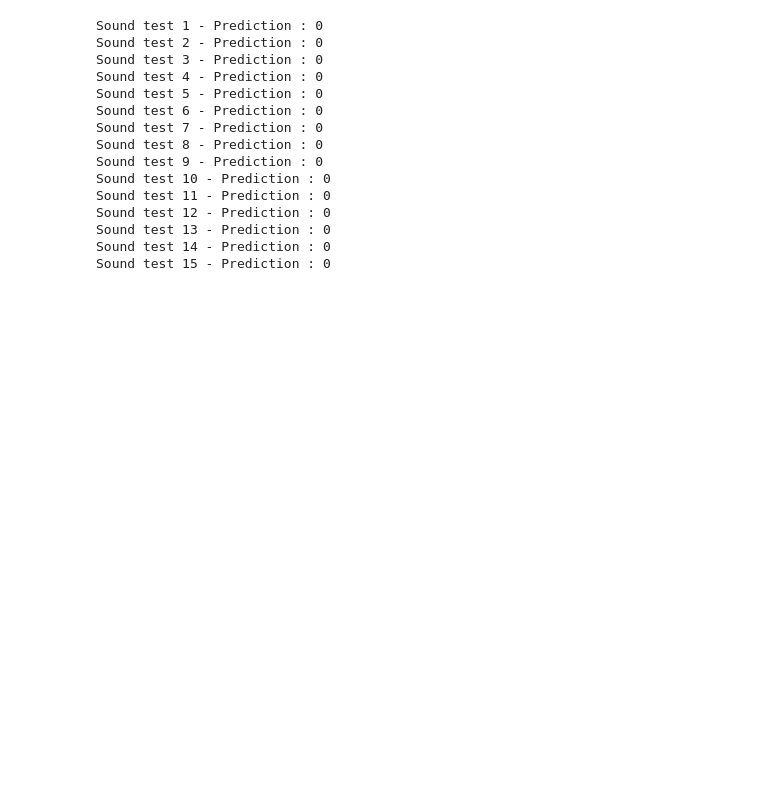
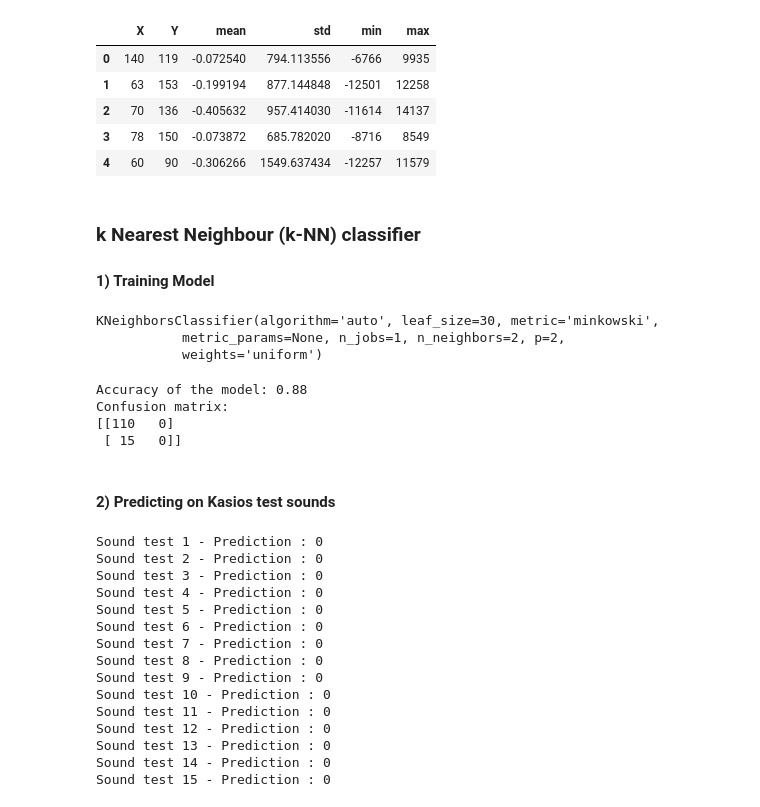
Before and after one commit to guillaumefrd/vast-challenge-2018-mc1, a Jupyter notebook: birds_sound_classification.ipynb, the cells around one changed output. Drawn from its saved outputs; the diff is of its cells as text; code cells hidden in the pictures; blank space fills up the shorter version.

```diff
--- a/birds_sound_classification.ipynb
+++ b/birds_sound_classification.ipynb
@@ -309,0 +78,10 @@ Confusion matrix: [[109   1]
+# %%
+# Read the tests sounds of Kasios
+folder_path = 'test_birds_kasios_wav'
+files = os.listdir(folder_path)
+
+sounds_test = []
+for file in files:
+    f = os.path.join(folder_path, file)
+    rate, data = wavfile.read(f)
+    sounds_test.append(data[:500000])
@@ -309,0 +113,31 @@ Confusion matrix: [[109   1]
+# %%
+# Compute 4 parameters for test sounds
+df_test = pd.read_csv('Test Birds Location.csv')
+mean_test = []
+std_test = []
+min_test = []
+max_test = []
+
+for sound in sounds_test:
+    mean_test.append(np.mean(sound))
+    std_test.append(np.std(sound))
+    min_test.append(np.min(sound))
+    max_test.append(np.max(sound))
+
+df_test = df_test.assign(mean=mean_test, std=std_test,
+                         min=min_test, max=max_test)
+
+df_test = df_test.drop(columns=['ID'])
+
+df_test.head()
+# %% [output]
+|  | X | Y | mean | std | min | max |
+| 0 | 140 | 119 | -0.072540 | 794.113556 | -6766 | 9935 |
+| 1 | 63 | 153 | -0.199194 | 877.144848 | -12501 | 12258 |
+| 2 | 70 | 136 | -0.405632 | 957.414030 | -11614 | 14137 |
+| 3 | 78 | 150 | -0.073872 | 685.782020 | -8716 | 8549 |
+| 4 | 60 | 90 | -0.306266 | 1549.637434 | -12257 | 11579 |
+# %% [markdown]
+### k Nearest Neighbour (k-NN) classifier
+
+#### 1) Training Model
@@ -310,3 +158,28 @@ Confusion matrix: [[109   1]
+# %%
+# k-NN training
+X_train, X_test, y_train, y_test = train_test_split(X, y, test_size=0.2,
+                                                    random_state=42)
+clf = KNeighborsClassifier(n_neighbors=2)
+clf.fit(X_train, y_train)
+# %% [output]
+KNeighborsClassifier(algorithm='auto', leaf_size=30, metric='minkowski',
+           metric_params=None, n_jobs=1, n_neighbors=2, p=2,
+           weights='uniform')
+# %%
+# Accuracy of the model
+accuracy = clf.score(X_test, y_test)
+print("Accuracy of the model: %s" % accuracy)
+
+# Confusion matrix
+y_predict= clf.predict(X_test)
+print("Confusion matrix: \n%s" % confusion_matrix(y_test, y_predict))
+# %% [output]
+Accuracy of the model: 0.88
+Confusion matrix:
+[[110   0]
+ [ 15   0]]
+# %% [markdown]
+#### 2) Predicting on Kasios test sounds
 # %%
 X_kasios = []
 
```
Also changed, not shown: parts of 42 cells of this notebook.
